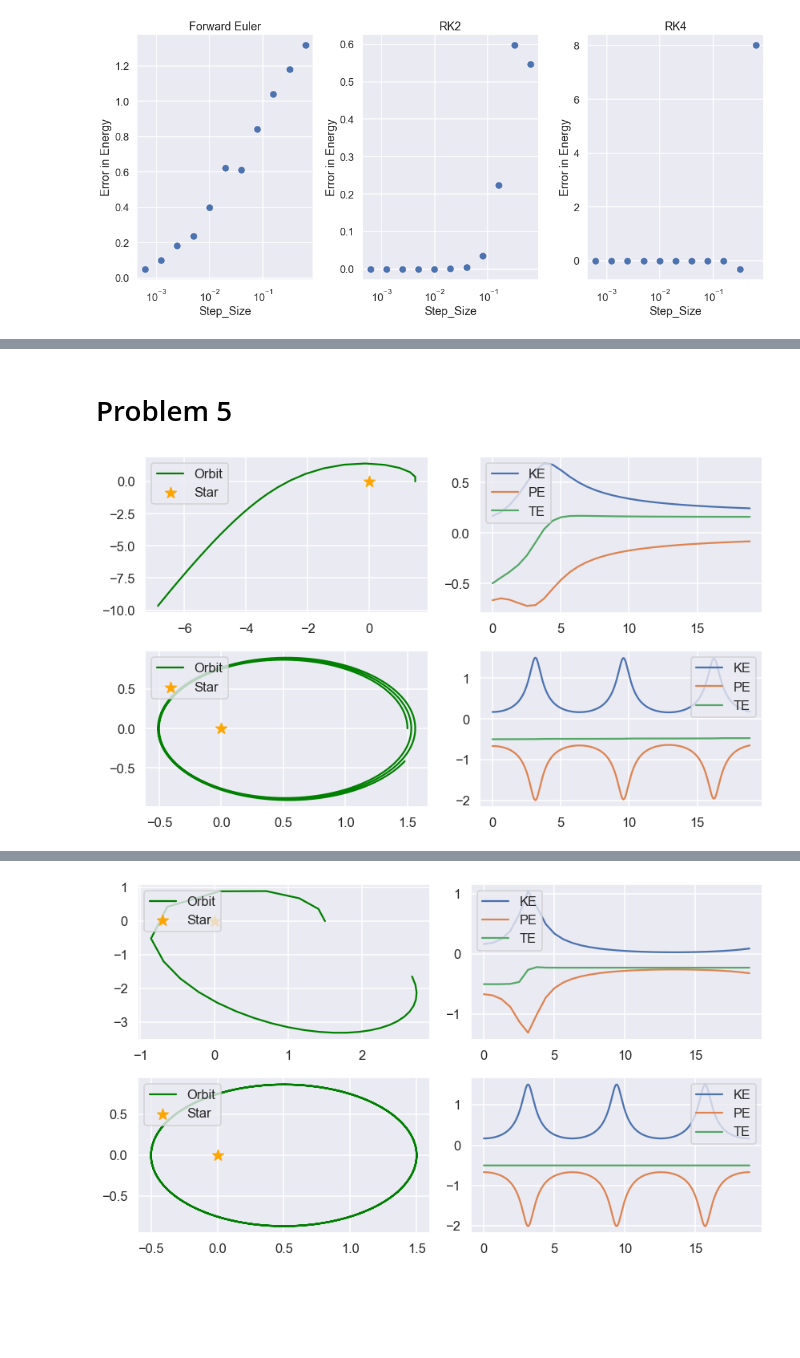
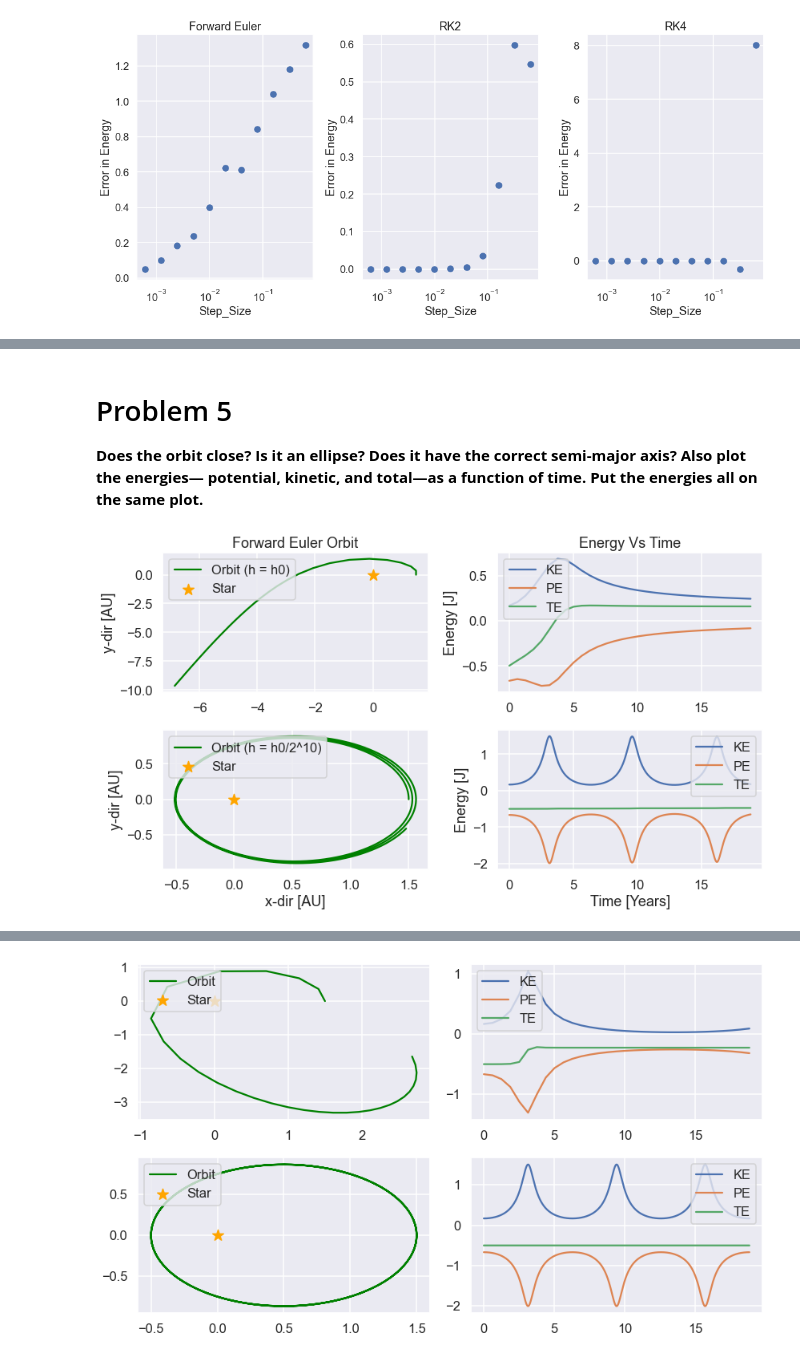
Before and after one commit to Shield94/AST304_Project_1, a Jupyter notebook: Shields_AST304_Project.ipynb, the cells around one changed output, grey strips where cells are left out. Drawn from its saved outputs; the diff is of its cells as text; code cells hidden in the pictures; blank space fills up the shorter version.

```diff
--- a/Shields_AST304_Project.ipynb
+++ b/Shields_AST304_Project.ipynb
@@ -53,37 +75,59 @@ plt.tight_layout()
 # %% [markdown]
 # Problem 5
+
+**Does the orbit close? Is it an ellipse? Does it have the correct semi-major axis? Also plot the energies—
+potential, kinetic, and total—as a function of time. Put the energies all
+on the same plot.**
 # %%
 #Forward Euler
+
+#setting initial conditions as per worksheet
 z0, e, T = set_initial_conditions(a=1,m=1,e=.5)
 
+#obtain quantities to graph by integrating with a LARGE time step
+ts, Xs, Ys, KEs, PEs, TEs = integrate_orbit(z0,m = 1, tend = T*3, h = T*.1, method = "Euler")
+
+#plotting
 plt.figure(figsize = (12,7))
 
-ts, Xs, Ys, KEs, PEs, TEs = integrate_orbit(z0,m = 1, tend = T*3, h = T*.1, method = "Euler")
-
+#plot the orbit
 plt.subplot(2,2,1)
-plt.plot(Xs, Ys, color = "green", label = "Orbit")
+plt.plot(Xs, Ys, color = "green", label = "Orbit (h = h0)")
 plt.scatter(0,0, color = "orange", marker = "*", s = 200, label = "Star")
+plt.title("Forward Euler Orbit")
+plt.ylabel("y-dir [AU]")
 plt.legend(loc = 2)
 
+#plot the KE, PE and TE
 plt.subplot(2,2,2)
 plt.plot(ts,KEs, label = "KE")
 plt.plot(ts,PEs, label = "PE")
 plt.plot(ts,TEs, label = "TE")
+plt.title("Energy Vs Time")
+plt.ylabel("Energy [J]")
 plt.legend(loc = 2)
 
+#obtain quantities to graph by integrating with a SMALL time step
 ts, Xs, Ys, KEs, PEs, TEs = integrate_orbit(z0,m = 1, tend = T*3, h = T*.1/2**10, method = "Euler")
 
+#plot the orbit
 plt.subplot(2,2,3)
-plt.plot(Xs, Ys, color = "green", label = "Orbit")
+plt.plot(Xs, Ys, color = "green", label = "Orbit (h = h0/2^10)")
 plt.scatter(0,0, color = "orange", marker = "*", s = 200, label = "Star")
+plt.ylabel("y-dir [AU]")
+plt.xlabel("x-dir [AU]")
 plt.legend(loc = 2)
 
+#plot the KE, PE and TE
 plt.subplot(2,2,4)
 plt.plot(ts,KEs, label = "KE")
 plt.plot(ts,PEs, label = "PE")
 plt.plot(ts,TEs, label = "TE")
+plt.xlabel("Time [Years]")
+plt.ylabel("Energy [J]")
 plt.legend(loc = 1)
 
+#plot formatting
 plt.tight_layout()
 # %% [output]
-[figure, old version]
+[figure, new version]
```
Also changed, not shown: parts of 9 cells of this notebook.
